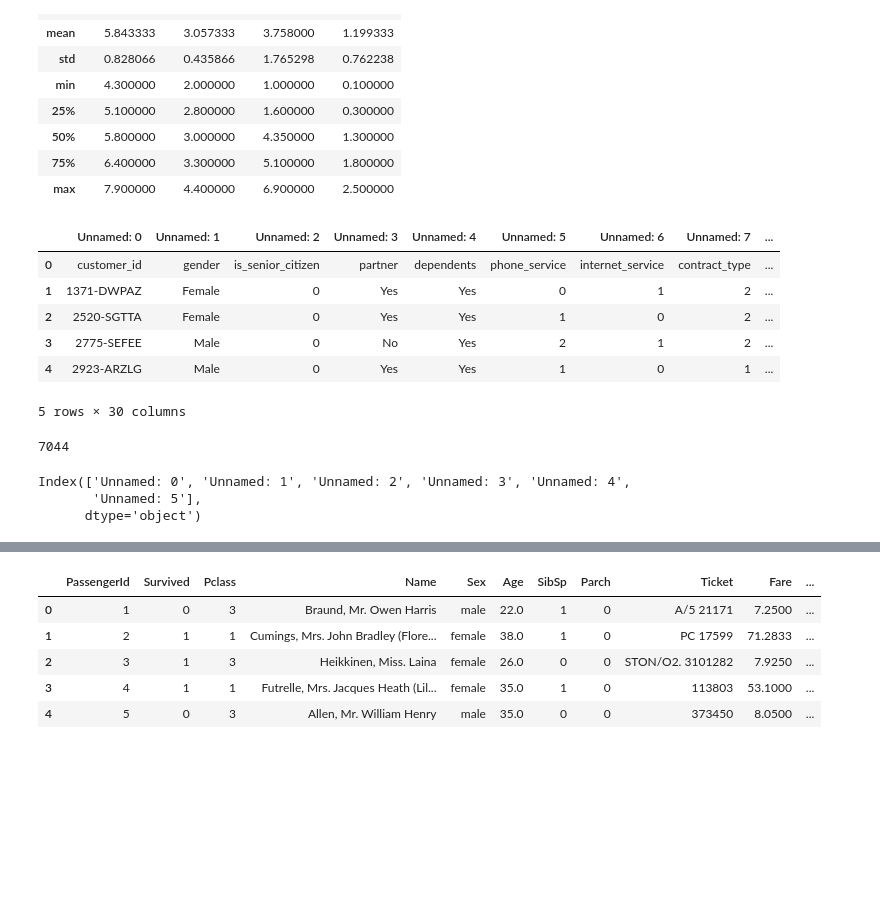
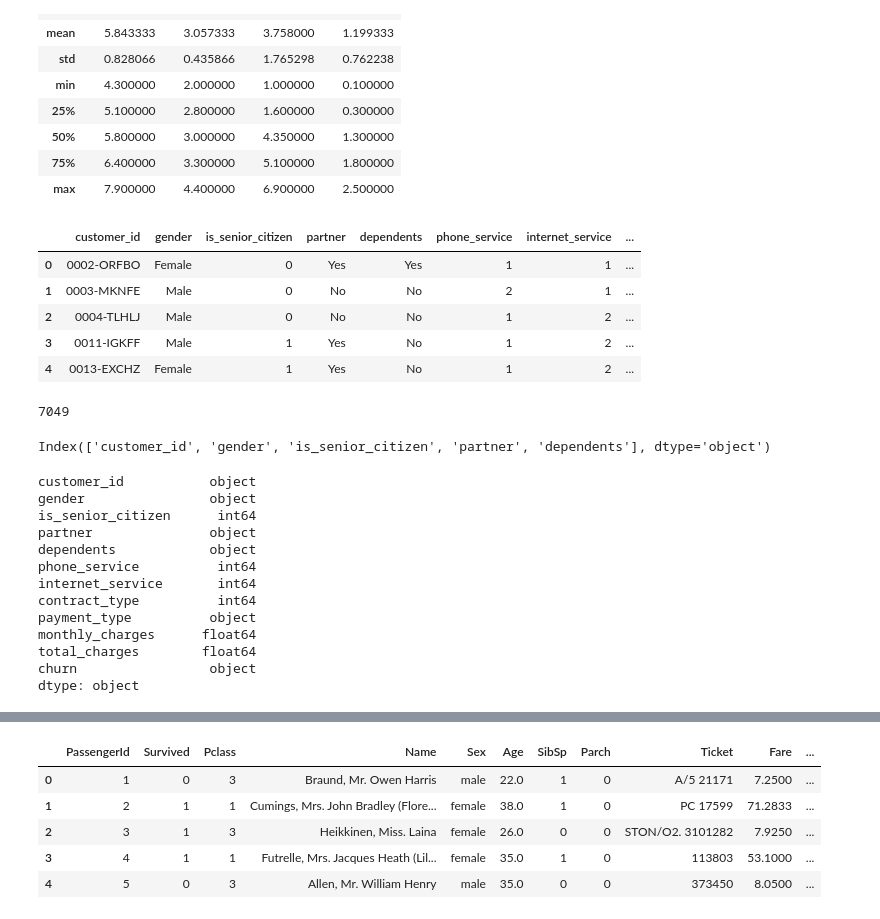
Before and after one commit to sunwenliang14/ds-methodologies-exercises, a Jupyter notebook: classification/classification_exercises.ipynb, the cells around one changed output, grey strips where cells are left out. Drawn from its saved outputs; the diff is of its cells as text; code cells hidden in the pictures; blank space fills up the shorter version.

```diff
--- a/classification/classification_exercises.ipynb
+++ b/classification/classification_exercises.ipynb
@@ -44,25 +44,38 @@ df_iris.describe()
 # %%
 import pandas as pd
 
-df_excel = pd.read_excel (r'/Users/wenliangsun/Downloads/Spreadsheets_Exercises_Solutions.xlsx')
+df_excel = pd.read_excel (r'/Users/wenliangsun/Downloads/Spreadsheets_Exercises.xlsx')
 df_excel.head()
 # %% [output]
-|  | Unnamed: 0 | Unnamed: 1 | Unnamed: 2 | Unnamed: 3 | Unnamed: 4 | Unnamed: 5 | Unnamed: 6 | Unnamed: 7 | ... |
-| 0 | customer_id | gender | is_senior_citizen | partner | dependents | phone_service | internet_service | contract_type | ... |
-| 1 | 1371-DWPAZ | Female | 0 | Yes | Yes | 0 | 1 | 2 | ... |
-| 2 | 2520-SGTTA | Female | 0 | Yes | Yes | 1 | 0 | 2 | ... |
-| 3 | 2775-SEFEE | Male | 0 | No | Yes | 2 | 1 | 2 | ... |
-| 4 | 2923-ARZLG | Male | 0 | Yes | Yes | 1 | 0 | 1 | ... |
+|  | customer_id | gender | is_senior_citizen | partner | dependents | phone_service | internet_service | ... |
+| 0 | 0002-ORFBO | Female | 0 | Yes | Yes | 1 | 1 | ... |
+| 1 | 0003-MKNFE | Male | 0 | No | No | 2 | 1 | ... |
+| 2 | 0004-TLHLJ | Male | 0 | No | No | 1 | 2 | ... |
+| 3 | 0011-IGKFF | Male | 1 | Yes | No | 1 | 2 | ... |
+| 4 | 0013-EXCHZ | Female | 1 | Yes | No | 1 | 2 | ... |
-5 rows × 30 columns
 # %%
 print(df_excel.shape[0])
 # %% [output]
-7044
+7049
 # %%
 df_excel_sample = df_excel.head(100)
 # %%
-df_excel_sample.columns[:6]
+df_excel_sample.columns[:5]
 # %% [output]
-Index(['Unnamed: 0', 'Unnamed: 1', 'Unnamed: 2', 'Unnamed: 3', 'Unnamed: 4',
-       'Unnamed: 5'],
-      dtype='object')
+Index(['customer_id', 'gender', 'is_senior_citizen', 'partner', 'dependents'], dtype='object')
+# %%
+df_excel_sample.dtypes
+# %% [output]
+customer_id           object
+gender                object
+is_senior_citizen      int64
+partner               object
+dependents            object
+phone_service          int64
+internet_service       int64
+contract_type          int64
+payment_type          object
+monthly_charges      float64
+total_charges        float64
+churn                 object
+dtype: object
```
Also changed, not shown: parts of 6 cells of this notebook.
